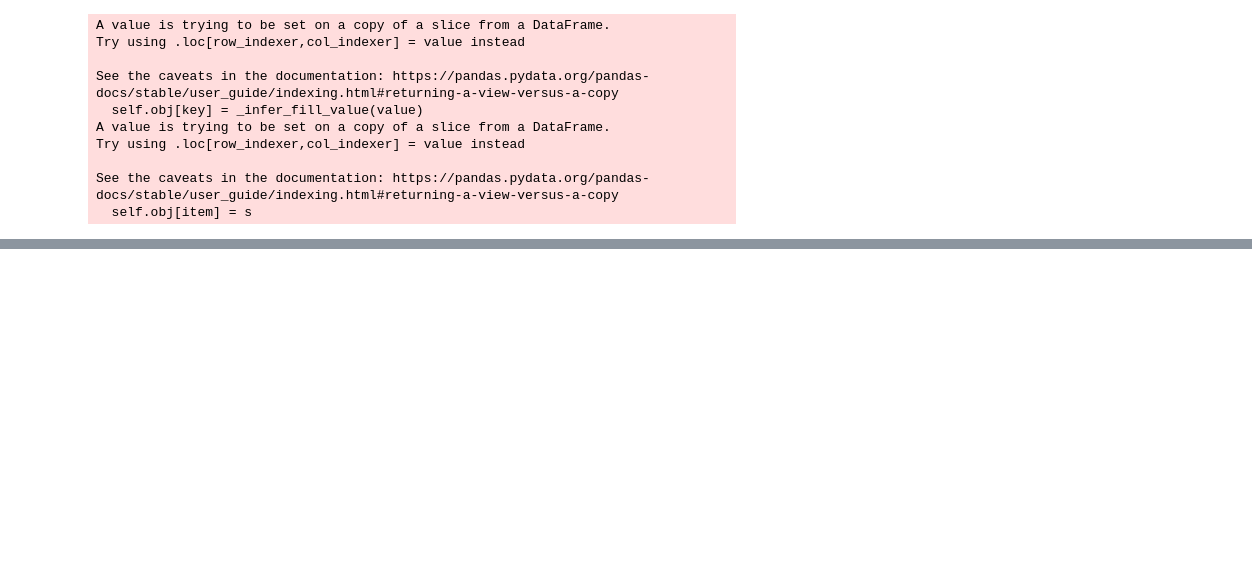
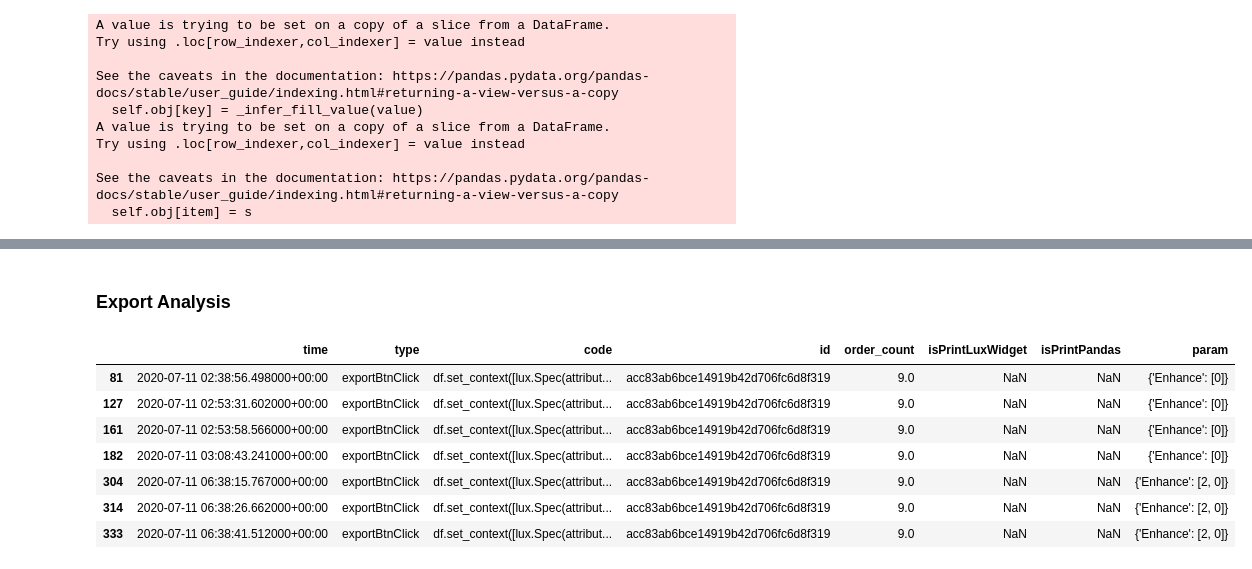
Before and after one commit to willeppy/lux-logger, a Jupyter notebook: analysis/Log Analysis.ipynb, the cells around one changed output, grey strips where cells are left out. Saved outputs shown, nothing was run; the diff lists cells and outputs as text; code cells hidden in the pictures; blank space fills up the shorter version.

```diff
--- a/analysis/Log Analysis.ipynb
+++ b/analysis/Log Analysis.ipynb
@@ -74,0 +195,13 @@ df
+# %% [markdown]
+### Export Analysis
+# %%
+uiEventDf[uiEventDf["type"]=="exportBtnClick"]
+# %% [output]
+|  | time | type | code | id | order_count | isPrintLuxWidget | isPrintPandas | param |
+| 81 | 2020-07-11 02:38:56.498000+00:00 | exportBtnClick | df.set_context([lux.Spec(attribut... | acc83ab6bce14919b42d706fc6d8f319 | 9.0 | NaN | NaN | {'Enhance': [0]} |
+| 127 | 2020-07-11 02:53:31.602000+00:00 | exportBtnClick | df.set_context([lux.Spec(attribut... | acc83ab6bce14919b42d706fc6d8f319 | 9.0 | NaN | NaN | {'Enhance': [0]} |
+| 161 | 2020-07-11 02:53:58.566000+00:00 | exportBtnClick | df.set_context([lux.Spec(attribut... | acc83ab6bce14919b42d706fc6d8f319 | 9.0 | NaN | NaN | {'Enhance': [0]} |
+| 182 | 2020-07-11 03:08:43.241000+00:00 | exportBtnClick | df.set_context([lux.Spec(attribut... | acc83ab6bce14919b42d706fc6d8f319 | 9.0 | NaN | NaN | {'Enhance': [0]} |
+| 304 | 2020-07-11 06:38:15.767000+00:00 | exportBtnClick | df.set_context([lux.Spec(attribut... | acc83ab6bce14919b42d706fc6d8f319 | 9.0 | NaN | NaN | {'Enhance': [2, 0]} |
+| 314 | 2020-07-11 06:38:26.662000+00:00 | exportBtnClick | df.set_context([lux.Spec(attribut... | acc83ab6bce14919b42d706fc6d8f319 | 9.0 | NaN | NaN | {'Enhance': [2, 0]} |
+| 333 | 2020-07-11 06:38:41.512000+00:00 | exportBtnClick | df.set_context([lux.Spec(attribut... | acc83ab6bce14919b42d706fc6d8f319 | 9.0 | NaN | NaN | {'Enhance': [2, 0]} |
```
Also changed, not shown: parts of 29 cells of this notebook, 2 other files.
